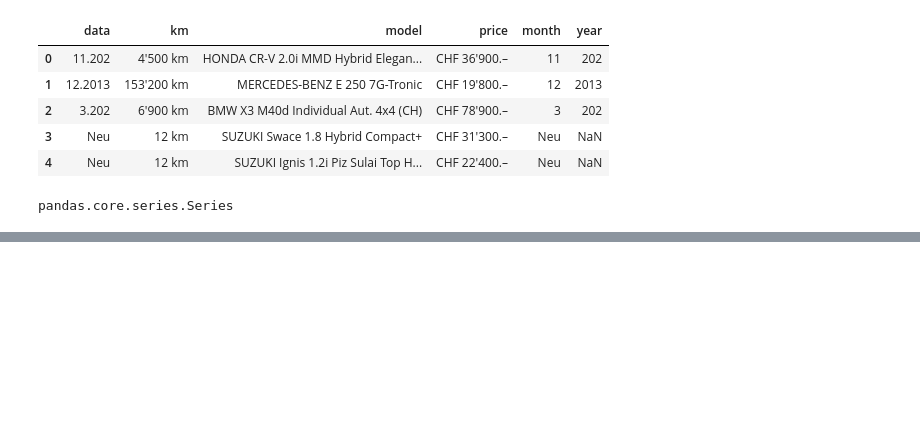
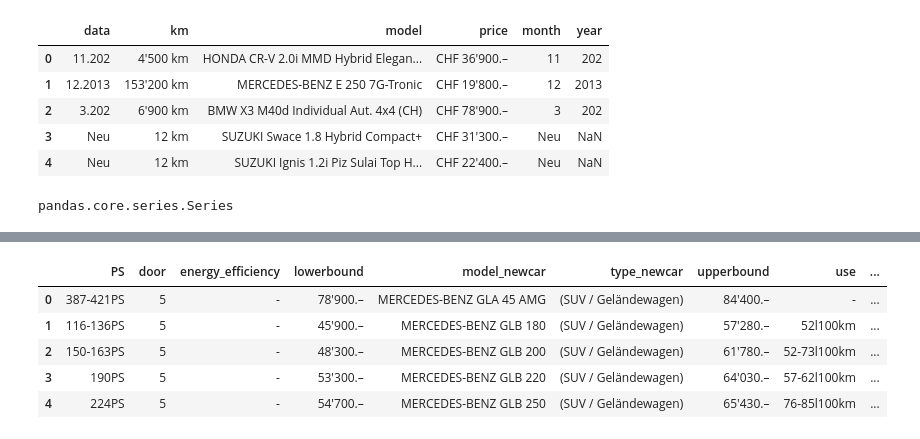
Before and after one commit to JanRuffian/WebScraping_Scout24, a Jupyter notebook: WebScraping.ipynb, the cells around one changed output, grey strips where cells are left out. Saved outputs shown, nothing was run; the diff lists cells and outputs as text; code cells hidden in the pictures; blank space fills up the shorter version.

```diff
--- a/WebScraping.ipynb
+++ b/WebScraping.ipynb
@@ -41,0 +138,17 @@ cars["model"]=cars["model"].str.lower()
+# %%
+# create identifier for new cars
+newcars["id"]= np.arange(len(newcars))+1
+# %%
+#Correcting lowerbound and upperbound
+newcars["lowerbound"]=newcars["lowerbound"].str.lstrip('CHF ')
+newcars["lowerbound"]=newcars["lowerbound"].str.rstrip('.-')
+newcars["upperbound"]=newcars["upperbound"].str.lstrip('CHF ')
+newcars["upperbound"]=newcars["upperbound"].str.rstrip('.-')
+# %%
+#Correcting "door" variable
+newcars["door"][newcars["door"]==45]='4-5'
+newcars["door"][newcars["door"]==24]='2-4'
+newcars["door"][newcars["door"]==35]='3-5'
+newcars["door"][newcars["door"]==25]='2-5'
+newcars["door"][newcars["door"]==34]='3-4'
+newcars["door"].unique()
@@ -41,0 +177,12 @@ cars["model"]=cars["model"].str.lower()
+# %%
+# Convert variable "model_newcar" to new variable with low letters
+newcars["model2"]=newcars["model_newcar"].str.lower()
+# %%
+newcars.head()
+# %% [output]
+|  | PS | door | energy_efficiency | lowerbound | model_newcar | type_newcar | upperbound | use | ... |
+| 0 | 387-421PS | 5 | - | 78'900.– | MERCEDES-BENZ GLA 45 AMG | (SUV / Geländewagen) | 84'400.– | - | ... |
+| 1 | 116-136PS | 5 | - | 45'900.– | MERCEDES-BENZ GLB 180 | (SUV / Geländewagen) | 57'280.– | 52l100km | ... |
+| 2 | 150-163PS | 5 | - | 48'300.– | MERCEDES-BENZ GLB 200 | (SUV / Geländewagen) | 61'780.– | 52-73l100km | ... |
+| 3 | 190PS | 5 | - | 53'300.– | MERCEDES-BENZ GLB 220 | (SUV / Geländewagen) | 64'030.– | 57-62l100km | ... |
+| 4 | 224PS | 5 | - | 54'700.– | MERCEDES-BENZ GLB 250 | (SUV / Geländewagen) | 65'430.– | 76-85l100km | ... |
```
Also changed, not shown: parts of 21 cells of this notebook.
